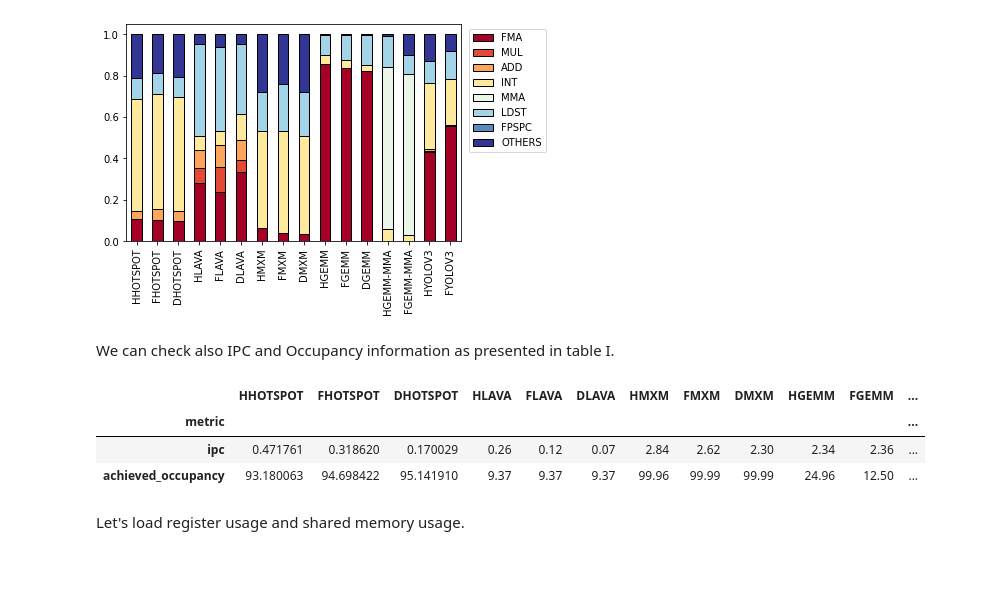
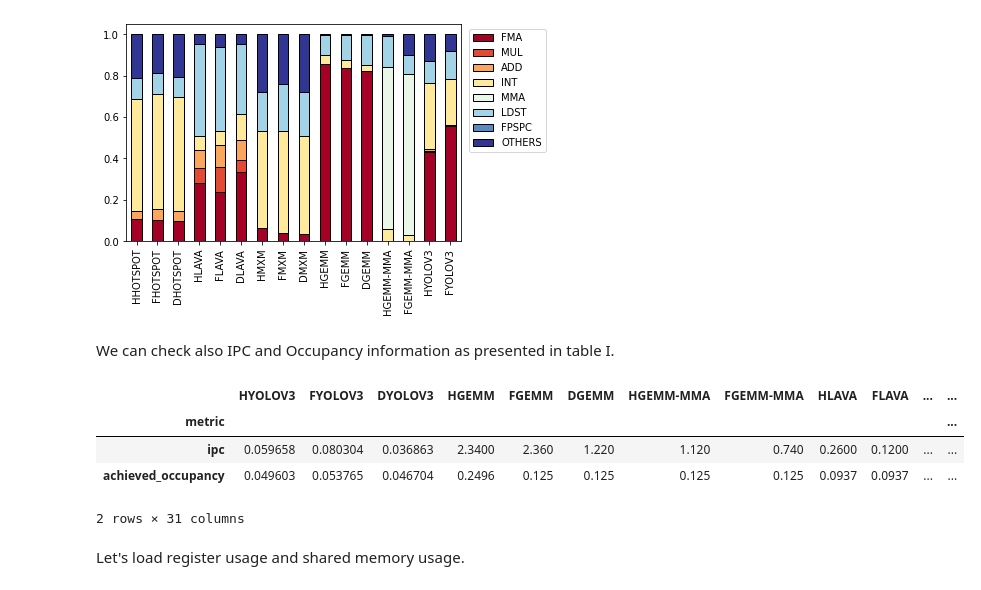
Before and after one commit to UFRGS-CAROL/ipdps2021, a Jupyter notebook: profile_volta.ipynb, the cells around one changed output. Cells and saved outputs as stored; diff of their text form; code cells hidden in the pictures.

```diff
--- a/profile_volta.ipynb
+++ b/profile_volta.ipynb
@@ -184,16 +184,28 @@ We can check also IPC and Occupancy information as presented in table I.
 # %%
 
 # Those lines contains the sum of all kernel executions on the profile
-ipc_and_occ = volta_raw_df.loc[["ipc", "achieved_occupancy"], std_names.values()]
+ipc_and_occ = volta_raw_df.loc[["ipc", "achieved_occupancy"]]
 
 # We need divide by the number of kernel calls
-ipc_and_occ /= volta_raw_df.loc["kernel_number", std_names.values()]
+ipc_and_occ /= volta_raw_df.loc["kernel_number"]
+
+# on volta the occupancy is 0 to 100, we need to make it 0 to 1
+ipc_and_occ.loc["achieved_occupancy"] /= 100.0
+
+# Set the MMA values manually since they are extracted separately
+# all micros have the same occupancy,
+ipc_and_occ["HMMA"] = ipc_and_occ["FFMA"]
+ipc_and_occ["FMMA"] = ipc_and_occ["FFMA"]
+ipc_and_occ.loc["ipc", "HMMA"] = 2.13
+ipc_and_occ.loc["ipc", "FMMA"] = 2.38
+
 ipc_and_occ
 # %% [output]
-|  | HHOTSPOT | FHOTSPOT | DHOTSPOT | HLAVA | FLAVA | DLAVA | HMXM | FMXM | DMXM | HGEMM | FGEMM | ... |
+|  | HYOLOV3 | FYOLOV3 | DYOLOV3 | HGEMM | FGEMM | DGEMM | HGEMM-MMA | FGEMM-MMA | HLAVA | FLAVA | ... | ... |
 | metric |  |  |  |  |  |  |  |  |  |  |  | ... |
-| ipc | 0.471761 | 0.318620 | 0.170029 | 0.26 | 0.12 | 0.07 | 2.84 | 2.62 | 2.30 | 2.34 | 2.36 | ... |
-| achieved_occupancy | 93.180063 | 94.698422 | 95.141910 | 9.37 | 9.37 | 9.37 | 99.96 | 99.99 | 99.99 | 24.96 | 12.50 | ... |
+| ipc | 0.059658 | 0.080304 | 0.036863 | 2.3400 | 2.360 | 1.220 | 1.120 | 0.740 | 0.2600 | 0.1200 | ... | ... |
+| achieved_occupancy | 0.049603 | 0.053765 | 0.046704 | 0.2496 | 0.125 | 0.125 | 0.125 | 0.125 | 0.0937 | 0.0937 | ... | ... |
+2 rows × 31 columns
 # %% [markdown]
 Let's load register usage and shared memory usage.
 # %%
```
Also changed, not shown: 2 other files.
